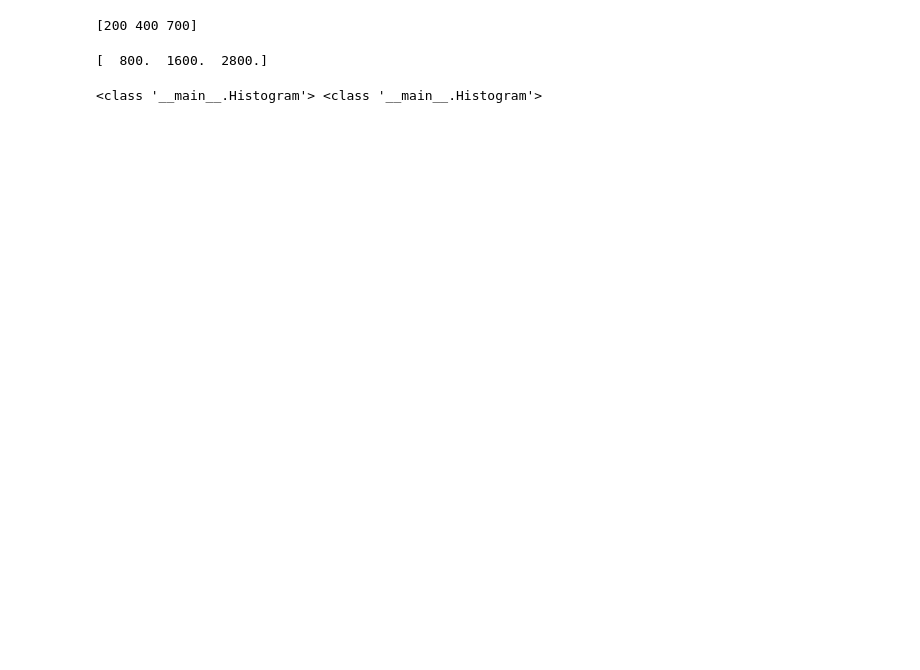
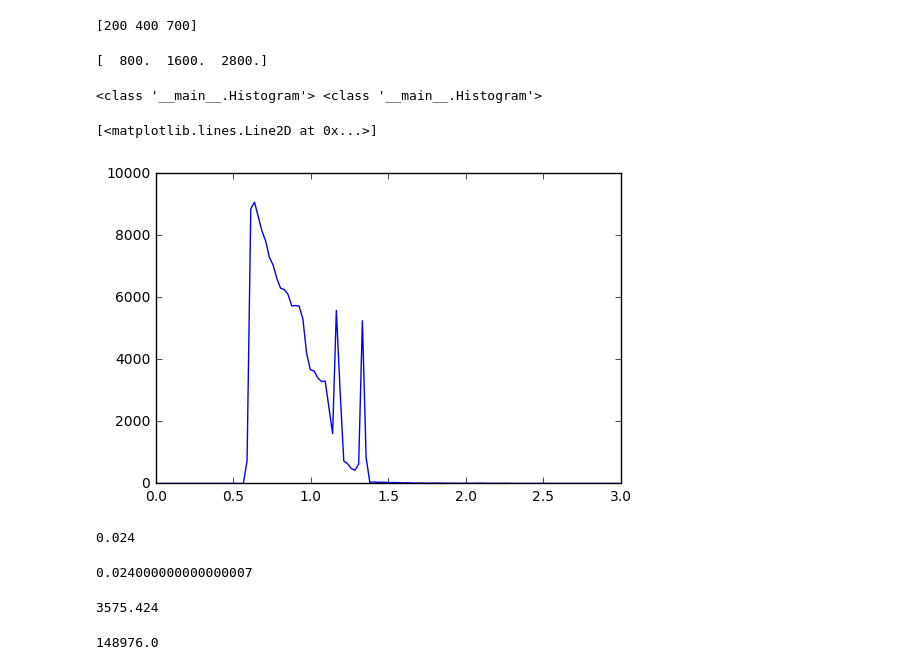
Before and after one commit to bpalmeiro/Next_Energy, a Jupyter notebook: Notebooks/Histogram.ipynb, the cells around one changed output. Drawn from its saved outputs; the diff is of its cells as text; code cells hidden in the pictures; blank space fills up the shorter version.

```diff
--- a/Notebooks/Histogram.ipynb
+++ b/Notebooks/Histogram.ipynb
@@ -121,3 +122,34 @@ print (b.hist)
 print(type(a),type(a.Scale(1)))
 # %% [output]
 <class '__main__.Histogram'> <class '__main__.Histogram'>
+# %%
+import tables as tb
+f = tb.open_file("../Data/data_spectrum.h5", "r")
+minE,maxE,nbin = 0.0,3.,125
+# %%
+E = f.root.E[:]
+Co = f.root.Co[:]
+h_Co = Histogram([],nbin,minE,maxE)
+h_Co.hist = Co
+h_Co.bins = E
+# %%
+plt.plot(h_Co.bins,h_Co.hist)
+# %% [output]
+[<matplotlib.lines.Line2D at 0x...>]
+[figure, added]
+# %%
+h_Co.binsize
+# %% [output]
+0.024
+# %%
+E[3]-E[2]
+# %% [output]
+0.024000000000000007
+# %%
+h_Co.hist.sum()*h_Co.binsize
+# %% [output]
+3575.424
+# %%
+h_Co.hist.sum()
+# %% [output]
+148976.0
```
Also changed, not shown: parts of 2 cells of this notebook, 6 other files.
